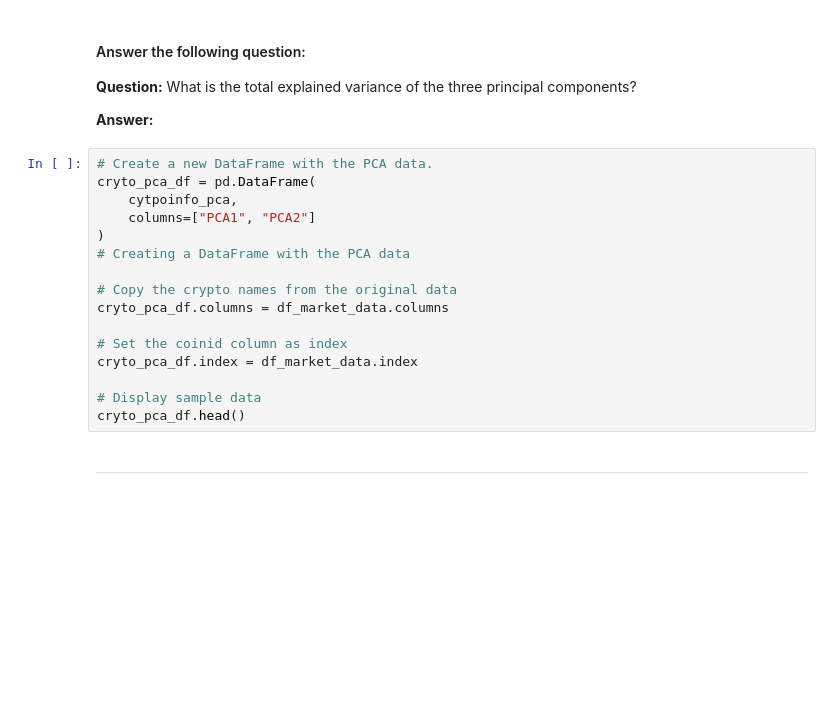
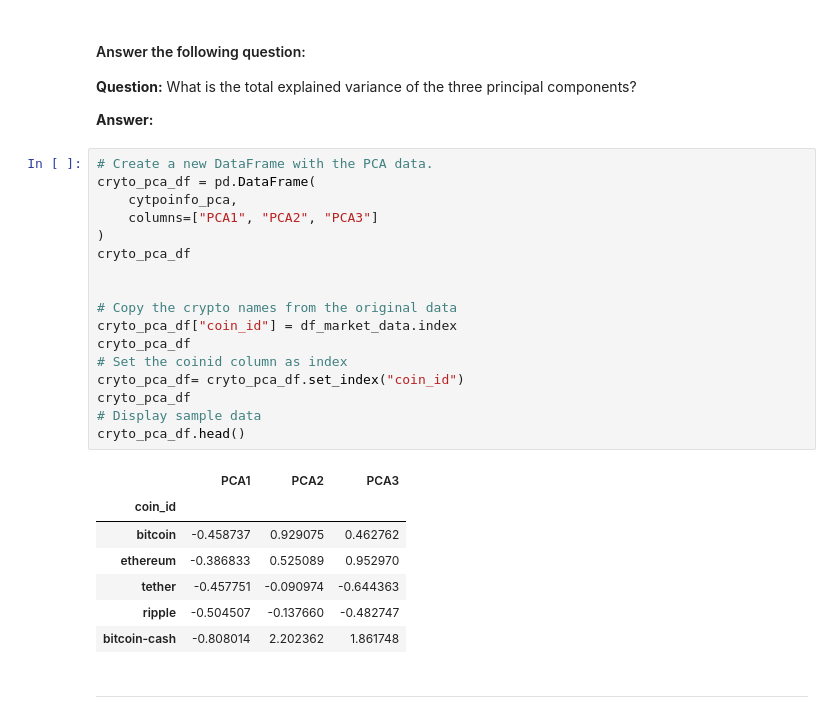
Before and after one commit to SusanEspo/CrytoClustering, a Jupyter notebook: Crypto_Clustering.ipynb, the cells around one changed output. Drawn from its saved outputs; the diff is of its cells as text; blank space fills up the shorter version.

```diff
--- a/Crypto_Clustering.ipynb
+++ b/Crypto_Clustering.ipynb
@@ -245,19 +261,28 @@ pca.explained_variance_ratio_
 # %%
 # Create a new DataFrame with the PCA data.
 cryto_pca_df = pd.DataFrame(
     cytpoinfo_pca,
-    columns=["PCA1", "PCA2"]
+    columns=["PCA1", "PCA2", "PCA3"]
 )
-# Creating a DataFrame with the PCA data
+cryto_pca_df
+
 
 # Copy the crypto names from the original data
-cryto_pca_df.columns = df_market_data.columns
-
+cryto_pca_df["coin_id"] = df_market_data.index
+cryto_pca_df
 # Set the coinid column as index
-cryto_pca_df.index = df_market_data.index
-
+cryto_pca_df= cryto_pca_df.set_index("coin_id")
+cryto_pca_df
 # Display sample data
 cryto_pca_df.head()
+# %% [output]
+|  | PCA1 | PCA2 | PCA3 |
+| coin_id |  |  |  |
+| bitcoin | -0.458737 | 0.929075 | 0.462762 |
+| ethereum | -0.386833 | 0.525089 | 0.952970 |
+| tether | -0.457751 | -0.090974 | -0.644363 |
+| ripple | -0.504507 | -0.137660 | -0.482747 |
+| bitcoin-cash | -0.808014 | 2.202362 | 1.861748 |
 # %% [markdown]
 ---
 # %% [markdown]
```
Also changed, not shown: parts of 17 cells of this notebook.
